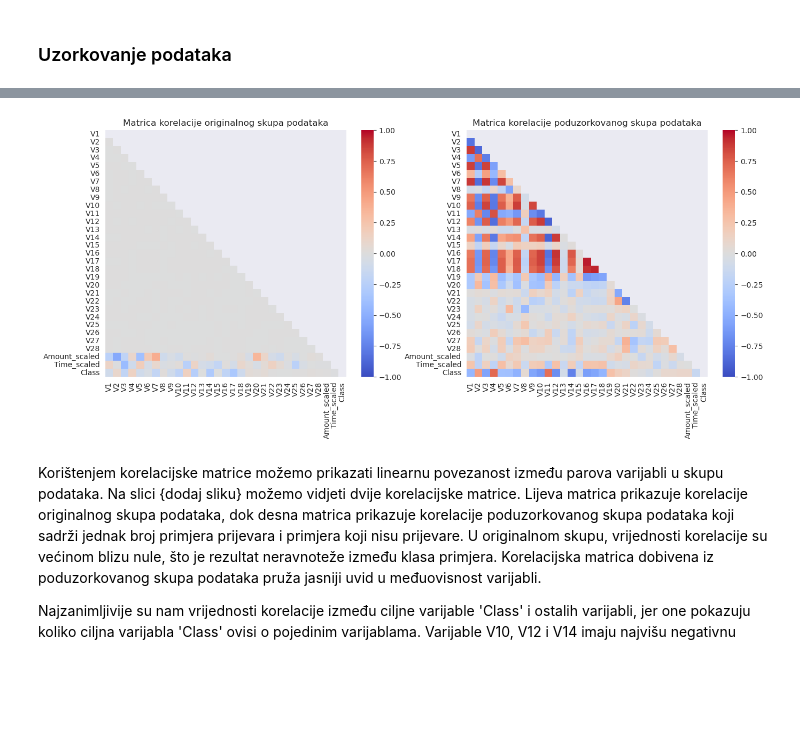
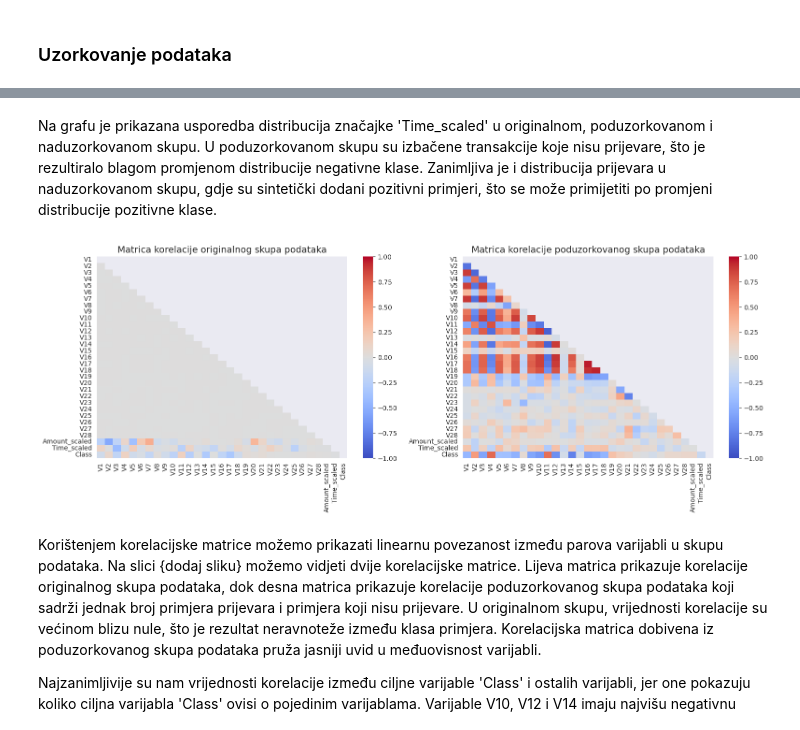
Before and after one commit to AntonioIlinovic/Credit_fraud, a Jupyter notebook: credit_fraud.ipynb, the cells around one changed output, grey strips where cells are left out. Saved outputs shown, nothing was run; the diff lists cells and outputs as text; code cells hidden in the pictures; blank space fills up the shorter version.

```diff
--- a/credit_fraud.ipynb
+++ b/credit_fraud.ipynb
@@ -192,24 +181,3 @@ plot_correlation_heatmap(df)
 # %% [markdown]
 
 ### Uzorkovanje podataka
-# %%
-drop_columns_if_exist(df, ['Amount', 'Time'])
-
-# TODO koristi RandomUnderSampler. Resampling (under/over) must always be done before the train-test split in order to prevent target leak and to prevent getting incorrect(over) estimates of the classification metrics. The author currently has done under sampling before performing the split.
-
-X = df.drop('Class', axis=1)
-y = df.Class
-
-non_fraud_idx = np.array(df[df.Class==0].index)
-fraud_idx = np.array(df[df.Class==1].index)
-
-# undersample non-fraudelent data
-undersampled_non_fraud_idx = np.random.choice(non_fraud_idx, size=len(fraud_idx), replace=False)
-all_undersampled_idx = np.concatenate([undersampled_non_fraud_idx, fraud_idx])
-df_undersampled = df.iloc[all_undersampled_idx, :]
-
-X_not_in_undersampled = df.iloc[~df.index.isin(all_undersampled_idx), df.columns!='Class']
-y_not_in_undersampled = df.iloc[~df.index.isin(all_undersampled_idx), df.columns=='Class']
-
-X_undersampled = df_undersampled.loc[:, df_undersampled.columns!='Class']
-y_undersampled = df_undersampled.loc[:, df_undersampled.columns=='Class']
@@ -221,13 +183,0 @@ dtype: int64
-# %%
-# poduzorkovanje pomoću paketa RandomUnderSampler
-def random_undersample(df, random_state=42):
-    X = df.drop('Class', axis=1)
-    y = df.Class
-
-    undersampler = RandomUnderSampler(random_state=random_state)
-    X_undersampled, y_undersampled = undersampler.fit_resample(X, y)
-    df_undersampled = pd.concat([X_undersampled, y_undersampled], axis=1)
-    return df_undersampled
-
-
-df_undersampled = random_undersample(df)
@@ -234,13 +266,17 @@ df_undersampled = random_undersample(df)
+# %% [markdown]
+Na grafu je prikazana usporedba distribucija značajke 'Time_scaled' u originalnom, poduzorkovanom i naduzorkovanom skupu. U poduzorkovanom skupu su izbačene transakcije koje nisu prijevare, što je rezultiralo blagom promjenom distribucije negativne klase. Zanimljiva je i distribucija prijevara u naduzorkovanom skupu, gdje su sintetički dodani pozitivni primjeri, što se može primijetiti po promjeni distribucije pozitivne klase.
 # %%
 fig, ax = plt.subplots(1, 2, figsize=(16, 6))
 plot_correlation_heatmap(df, ax=ax[0])
 plot_correlation_heatmap(df_undersampled, ax=ax[1])
-ax[0].set_title('Matrica korelacije originalnog skupa podataka')
-ax[1].set_title('Matrica korelacije poduzorkovanog skupa podataka')
+ax[0].set_title('Matrica korelacije originalnog skupa podataka', fontsize=14)
+ax[1].set_title('Matrica korelacije poduzorkovanog skupa podataka', fontsize=14)
+plt.subplots_adjust(left=0.10, right=0.95)
+plt.tight_layout()
 plt.savefig(f'usporedba_matrica_korelacija.png')
 plt.show()
 # %% [output]
-[figure, old version]
+[figure, new version]
 # %% [markdown]
 Korištenjem korelacijske matrice možemo prikazati linearnu povezanost između parova varijabli u skupu podataka. Na slici {dodaj sliku} možemo vidjeti dvije korelacijske matrice. Lijeva matrica prikazuje korelacije originalnog skupa podataka, dok desna matrica prikazuje korelacije poduzorkovanog skupa podataka koji sadrži jednak broj primjera prijevara i primjera koji nisu prijevare. U originalnom skupu, vrijednosti korelacije su većinom blizu nule, što je rezultat neravnoteže između klasa primjera. Korelacijska matrica dobivena iz poduzorkovanog skupa podataka pruža jasniji uvid u međuovisnost varijabli.
 
```
Also changed, not shown: parts of 29 cells of this notebook.
